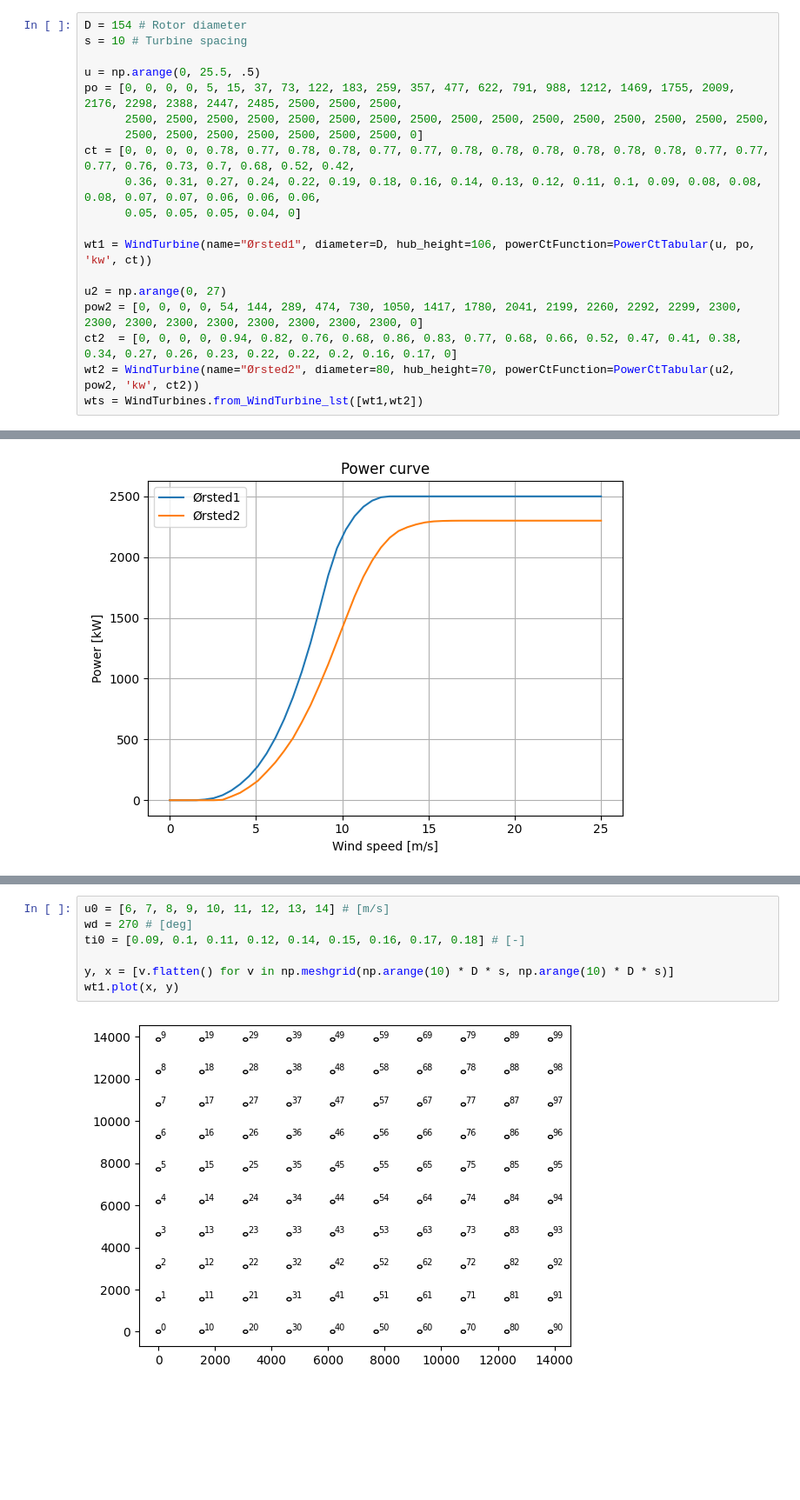
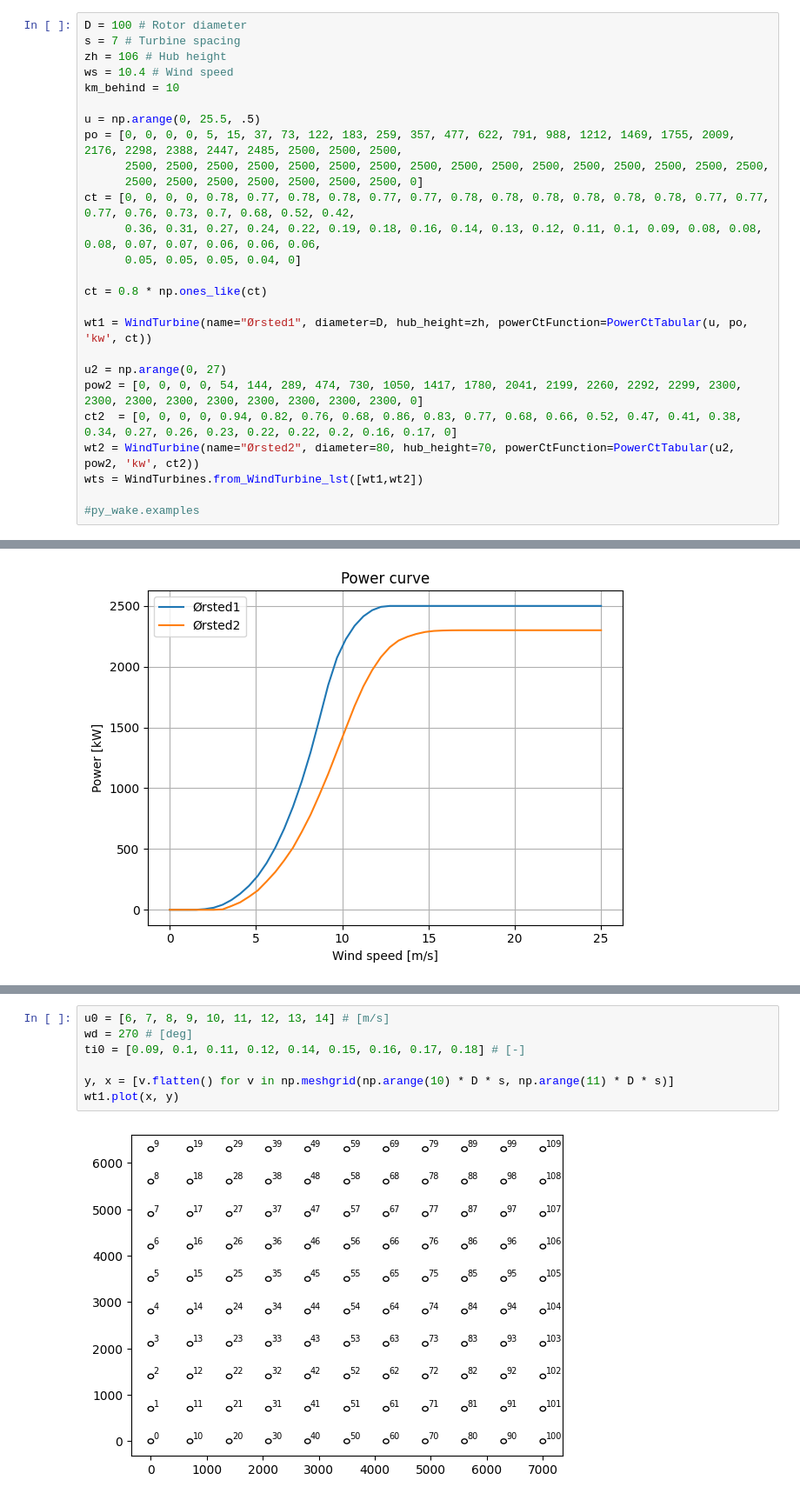
Before and after one commit to marcinsadowy/WTABL, a Jupyter notebook: TurbOPark.ipynb, the cells around one changed output, grey strips where cells are left out. Shown at 87% size. Cells and saved outputs as stored; diff of their text form; blank space fills up the shorter version.

```diff
--- a/TurbOPark.ipynb
+++ b/TurbOPark.ipynb
@@ -15,8 +15,11 @@ from py_wake.site._site import UniformSite
 from py_wake.site.shear import PowerShear
 from py_wake.utils.plotting import setup_plot
 # %%
-D = 154 # Rotor diameter
-s = 10 # Turbine spacing
+D = 100 # Rotor diameter
+s = 7 # Turbine spacing
+zh = 106 # Hub height
+ws = 10.4 # Wind speed
+km_behind = 10
 
 u = np.arange(0, 25.5, .5)
 po = [0, 0, 0, 0, 5, 15, 37, 73, 122, 183, 259, 357, 477, 622, 791, 988, 1212, 1469, 1755, 2009, 2176, 2298, 2388, 2447, 2485, 2500, 2500, 2500,
@@ -26,13 +29,17 @@ ct = [0, 0, 0, 0, 0.78, 0.77, 0.78, 0.78, 0.77, 0.77, 0.78, 0.78, 0.78, 0.78, 0.
       0.36, 0.31, 0.27, 0.24, 0.22, 0.19, 0.18, 0.16, 0.14, 0.13, 0.12, 0.11, 0.1, 0.09, 0.08, 0.08, 0.08, 0.07, 0.07, 0.06, 0.06, 0.06,
       0.05, 0.05, 0.05, 0.04, 0]
 
-wt1 = WindTurbine(name="Ørsted1", diameter=D, hub_height=106, powerCtFunction=PowerCtTabular(u, po, 'kw', ct))
+ct = 0.8 * np.ones_like(ct)
+
+wt1 = WindTurbine(name="Ørsted1", diameter=D, hub_height=zh, powerCtFunction=PowerCtTabular(u, po, 'kw', ct))
 
 u2 = np.arange(0, 27)
 pow2 = [0, 0, 0, 0, 54, 144, 289, 474, 730, 1050, 1417, 1780, 2041, 2199, 2260, 2292, 2299, 2300, 2300, 2300, 2300, 2300, 2300, 2300, 2300, 2300, 0]
 ct2  = [0, 0, 0, 0, 0.94, 0.82, 0.76, 0.68, 0.86, 0.83, 0.77, 0.68, 0.66, 0.52, 0.47, 0.41, 0.38, 0.34, 0.27, 0.26, 0.23, 0.22, 0.22, 0.2, 0.16, 0.17, 0]
 wt2 = WindTurbine(name="Ørsted2", diameter=80, hub_height=70, powerCtFunction=PowerCtTabular(u2, pow2, 'kw', ct2))
 wts = WindTurbines.from_WindTurbine_lst([wt1,wt2])
+
+#py_wake.examples
 # %%
 u = np.linspace(0,25)
 
@@ -50,10 +57,10 @@ setup_plot(xlabel='Wind speed [m/s]', ylabel='Thrust coefficient [-]', title='Th
 # %%
 u0 = [6, 7, 8, 9, 10, 11, 12, 13, 14] # [m/s]
 wd = 270 # [deg]
 ti0 = [0.09, 0.1, 0.11, 0.12, 0.14, 0.15, 0.16, 0.17, 0.18] # [-]
 
-y, x = [v.flatten() for v in np.meshgrid(np.arange(10) * D * s, np.arange(10) * D * s)]
+y, x = [v.flatten() for v in np.meshgrid(np.arange(10) * D * s, np.arange(11) * D * s)]
 wt1.plot(x, y)
 # %% [output]
-[figure, old version]
+[figure, new version]
 # %%
```
Also changed, not shown: parts of 6 cells of this notebook.
